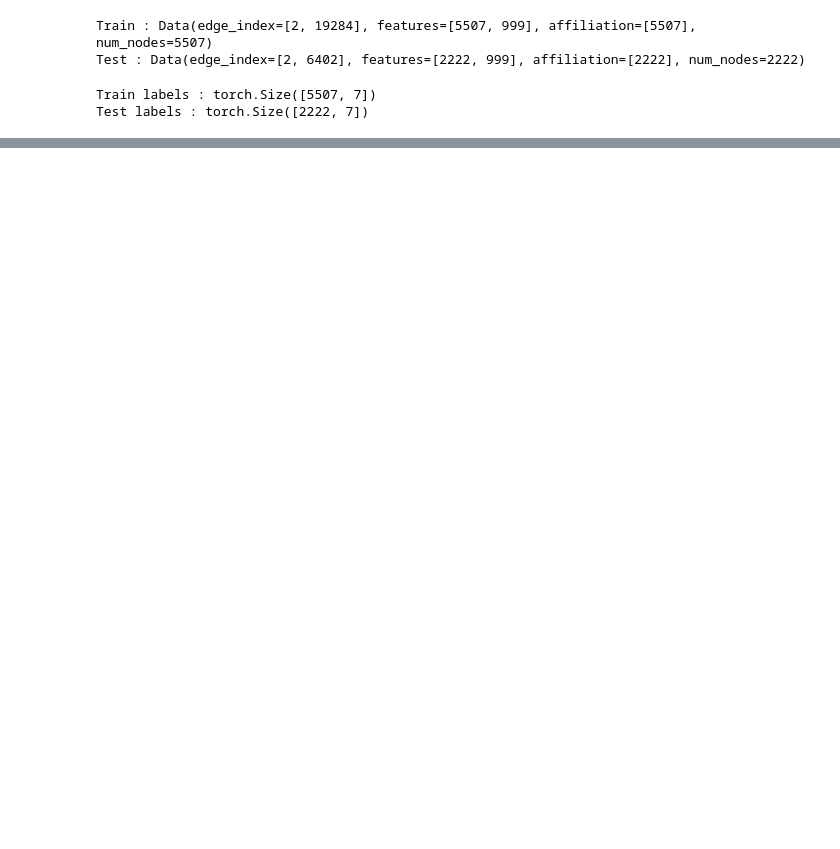
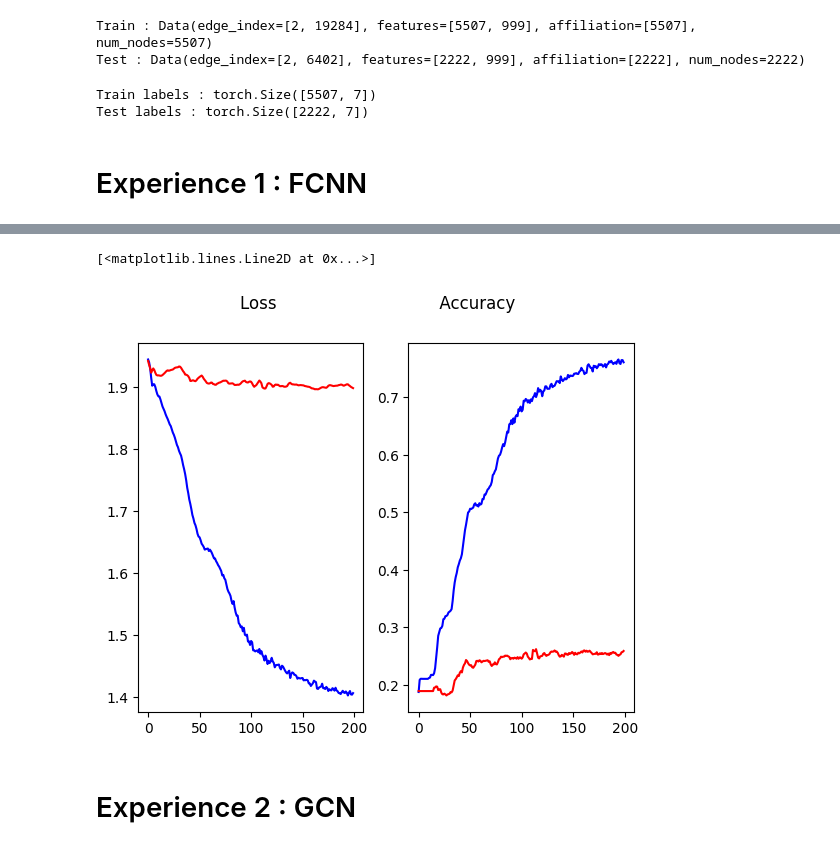
Before and after one commit to Yufu0/classification_graphs, a Jupyter notebook: train.ipynb, the cells around one changed output, grey strips where cells are left out. Cells and saved outputs as stored; diff of their text form; code cells hidden in the pictures; blank space fills up the shorter version.

```diff
--- a/train.ipynb
+++ b/train.ipynb
@@ -72,0 +50,27 @@ class GCN(torch.nn.Module):
+# %% [markdown]
+# Experience 1 : FCNN
+# %%
+class FCNN(torch.nn.Module):
+    def __init__(self, num_features, hidden_channels, num_classes):
+        super(FCNN, self).__init__()
+        self.linear1 = nn.Linear(num_features, hidden_channels)
+        self.linear2 = nn.Linear(hidden_channels, hidden_channels)
+        self.linear3 = nn.Linear(hidden_channels, hidden_channels)
+        self.out = nn.Linear(hidden_channels, num_classes)
+
+    def forward(self, x):
+        x = self.linear1(x)
+        x = x.relu()
+        x = F.dropout(x, p=0.3, training=self.training)
+
+        x = self.linear2(x)
+        x = x.relu()
+        x = F.dropout(x, p=0.3, training=self.training)
+
+        x = self.linear3(x)
+        x = x.relu()
+        x = F.dropout(x, p=0.3, training=self.training)
+
+        x = self.out(x)
+        x = F.softmax(x, dim=1)
+        return x
@@ -72,0 +117,20 @@ class GCN(torch.nn.Module):
+# %%
+model_fcnn = FCNN(num_features=num_features, hidden_channels=64, num_classes=num_classes)
+device = torch.device("cuda" if torch.cuda.is_available() else "cpu")
+model = model_fcnn.to(device)
+graph_train_torch = graph_train_torch.to(device)
+graph_test_torch = graph_test_torch.to(device)
+list_loss_train, list_loss_test, list_train_acc, list_test_acc = train(
+    model_fcnn,
+    graph_train_torch,
+    graph_test_torch,
+    200
+)
+
+fig, (ax1, ax2) = plt.subplots(1, 2)
+fig.suptitle('Loss                               Accuracy')
+ax1.plot(list_loss_train, color='blue')
+ax1.plot(list_loss_test, color='red')
+ax2.plot(list_train_acc, color='blue')
+ax2.plot(list_test_acc, color='red')
+# %% [output]
@@ -73,2 +154,6 @@ class GCN(torch.nn.Module):
+[<matplotlib.lines.Line2D at 0x...>]
+[figure, added]
+# %% [markdown]
+# Experience 2 : GCN
 # %%
 def train(model, graph_train, graph_test, epoches):
```
Also changed, not shown: parts of 14 cells of this notebook.
